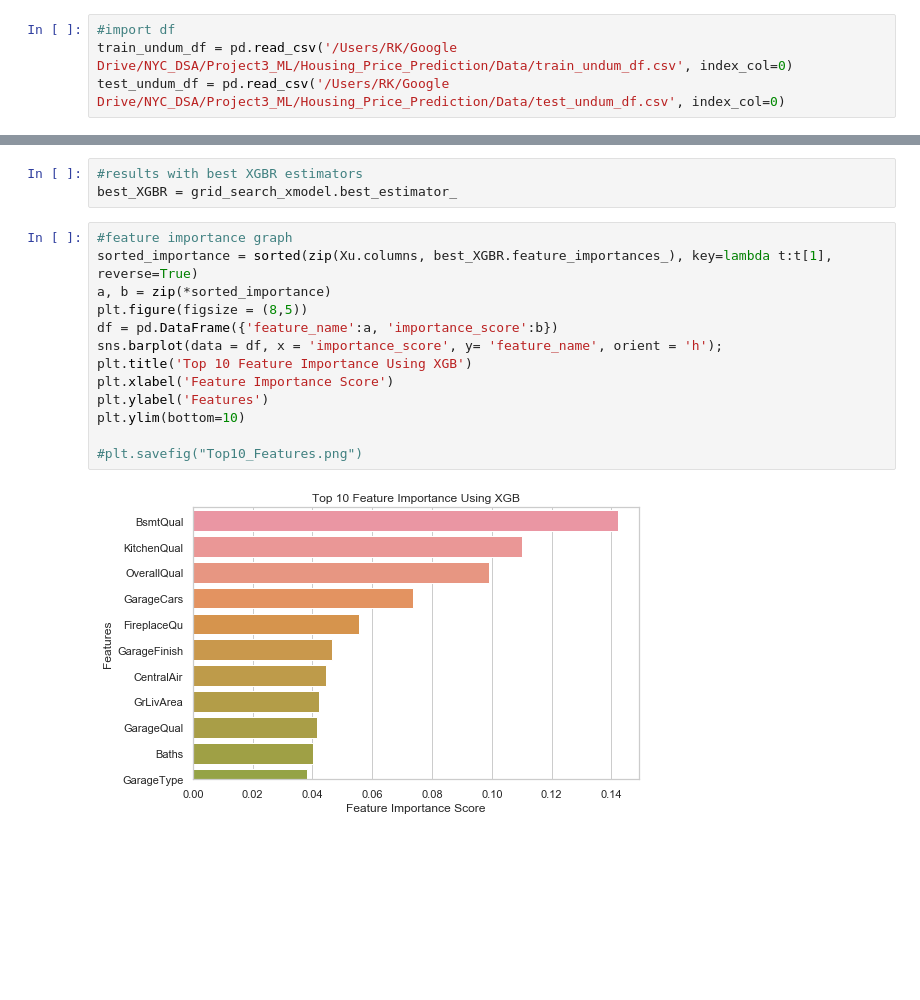
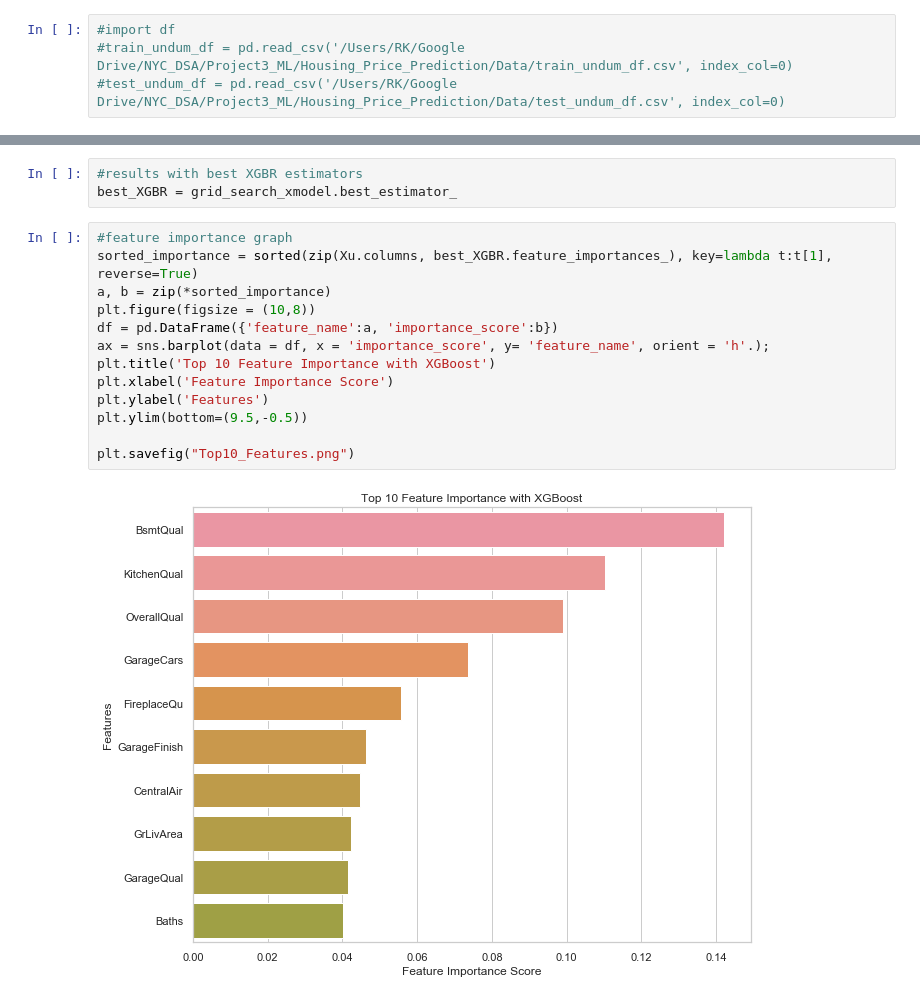
Before and after one commit to mwc201/Housing_Price_Prediction, a Jupyter notebook: Ryan_K/RandForest_XGBoost_RK_21jan21.ipynb, the cells around one changed output, grey strips where cells are left out. Cells and saved outputs as stored; diff of their text form; blank space fills up the shorter version.

```diff
--- a/Ryan_K/RandForest_XGBoost_RK_21jan21.ipynb
+++ b/Ryan_K/RandForest_XGBoost_RK_21jan21.ipynb
@@ -35,7 +35,7 @@ display(HTML("<style>.container { width:100% !important; }</style>"))
 ##  Random Forest
 # %%
 #import df
-train_undum_df = pd.read_csv('/Users/RK/Google Drive/NYC_DSA/Project3_ML/Housing_Price_Prediction/Data/train_undum_df.csv', index_col=0)
-test_undum_df = pd.read_csv('/Users/RK/Google Drive/NYC_DSA/Project3_ML/Housing_Price_Prediction/Data/test_undum_df.csv', index_col=0)
+#train_undum_df = pd.read_csv('/Users/RK/Google Drive/NYC_DSA/Project3_ML/Housing_Price_Prediction/Data/train_undum_df.csv', index_col=0)
+#test_undum_df = pd.read_csv('/Users/RK/Google Drive/NYC_DSA/Project3_ML/Housing_Price_Prediction/Data/test_undum_df.csv', index_col=0)
 # %% [output]
 FileNotFoundError: [Errno 2] File /Users/RK/Google Drive/NYC_DSA/Project3_ML/Housing_Price_Prediction/Data/train_undum_df.csv does not exist: '/Users/RK/Google Drive/NYC_DSA/Project3_ML/Housing_Price_ ...
@@ -578,15 +587,15 @@ best_XGBR = grid_search_xmodel.best_estimator_
 # %%
 #feature importance graph
 sorted_importance = sorted(zip(Xu.columns, best_XGBR.feature_importances_), key=lambda t:t[1], reverse=True)
 a, b = zip(*sorted_importance)
-plt.figure(figsize = (8,5))
+plt.figure(figsize = (10,8))
 df = pd.DataFrame({'feature_name':a, 'importance_score':b})
-sns.barplot(data = df, x = 'importance_score', y= 'feature_name', orient = 'h');
-plt.title('Top 10 Feature Importance Using XGB')
+ax = sns.barplot(data = df, x = 'importance_score', y= 'feature_name', orient = 'h'.);
+plt.title('Top 10 Feature Importance with XGBoost')
 plt.xlabel('Feature Importance Score')
 plt.ylabel('Features')
-plt.ylim(bottom=10)
+plt.ylim(bottom=(9.5,-0.5))
 
-#plt.savefig("Top10_Features.png")
+plt.savefig("Top10_Features.png")
 # %% [output]
-[figure, old version]
+[figure, new version]
```
Also changed, not shown: parts of 6 cells of this notebook, 2 other files.
